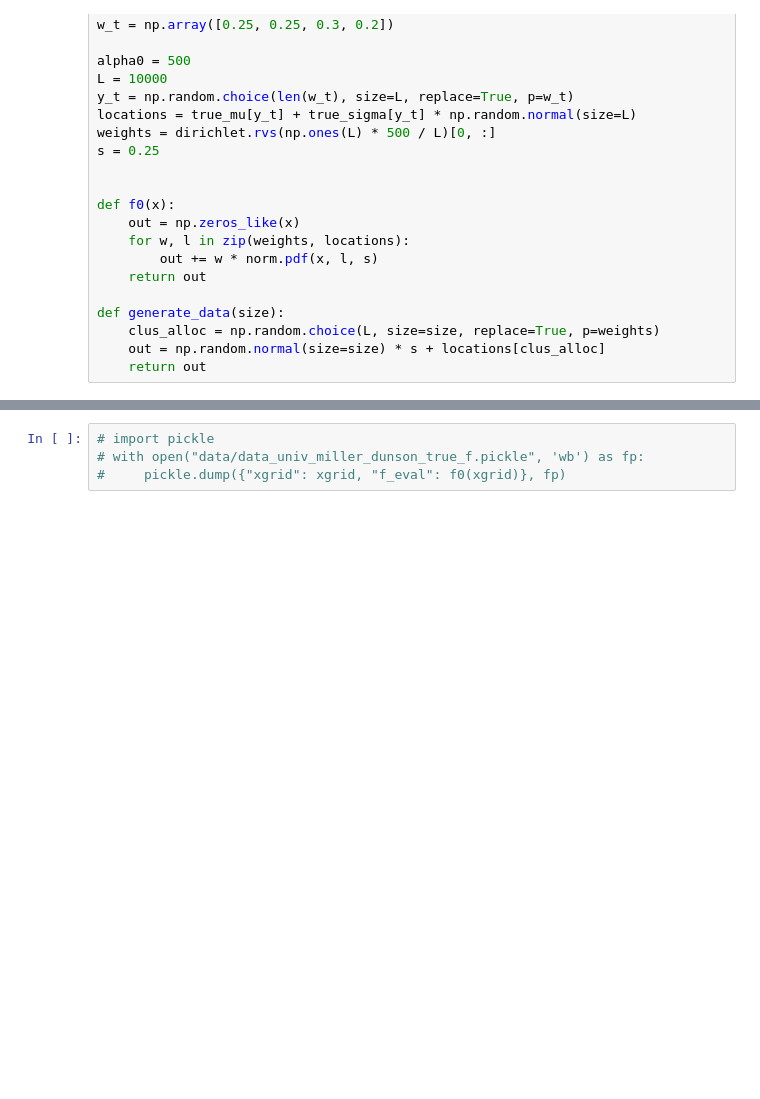
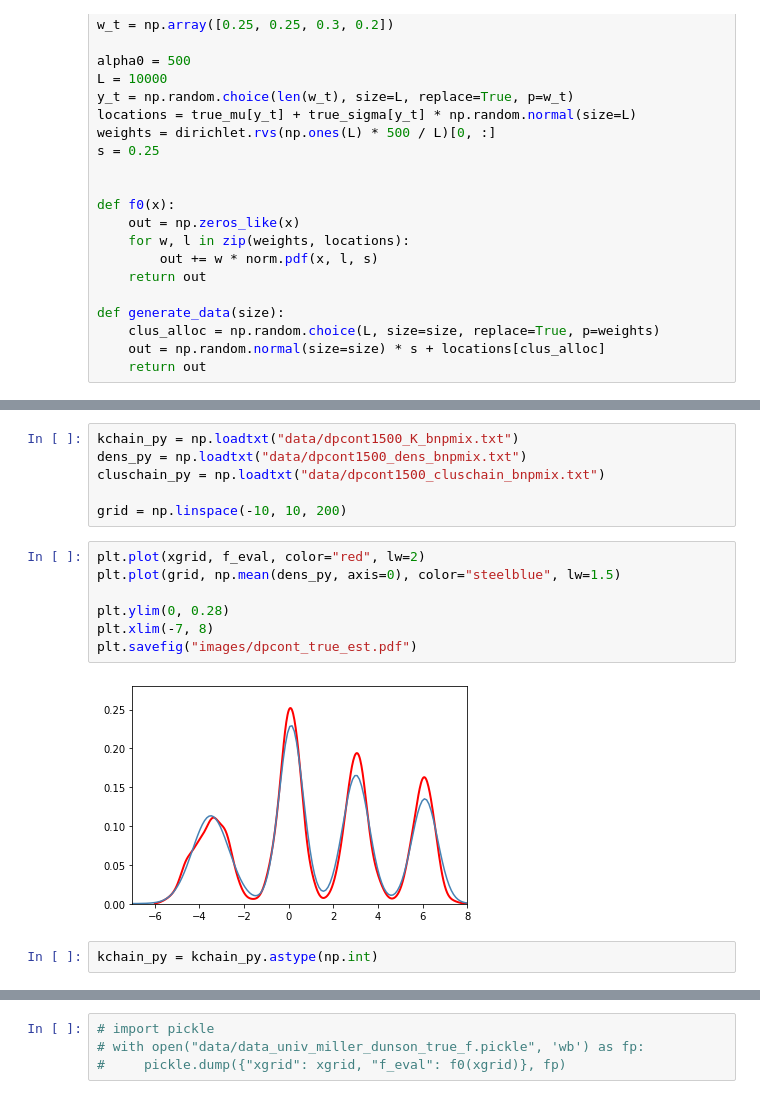
Before and after one commit to LGhilotti/pp_mix, a Jupyter notebook: Simulations.ipynb, the cells around one changed output, grey strips where cells are left out. Cells and saved outputs as stored; diff of their text form; blank space fills up the shorter version.

```diff
--- a/Simulations.ipynb
+++ b/Simulations.ipynb
@@ -291,0 +312,17 @@ f_eval = f0(xgrid)
+# %%
+kchain_py = np.loadtxt("data/dpcont1500_K_bnpmix.txt")
+dens_py = np.loadtxt("data/dpcont1500_dens_bnpmix.txt")
+cluschain_py = np.loadtxt("data/dpcont1500_cluschain_bnpmix.txt")
+
+grid = np.linspace(-10, 10, 200)
+# %%
+plt.plot(xgrid, f_eval, color="red", lw=2)
+plt.plot(grid, np.mean(dens_py, axis=0), color="steelblue", lw=1.5)
+
+plt.ylim(0, 0.28)
+plt.xlim(-7, 8)
+plt.savefig("images/dpcont_true_est.pdf")
+# %% [output]
+[figure, added]
+# %%
+kchain_py = kchain_py.astype(np.int)
```
Also changed, not shown: parts of 7 cells of this notebook, 14 other files.
